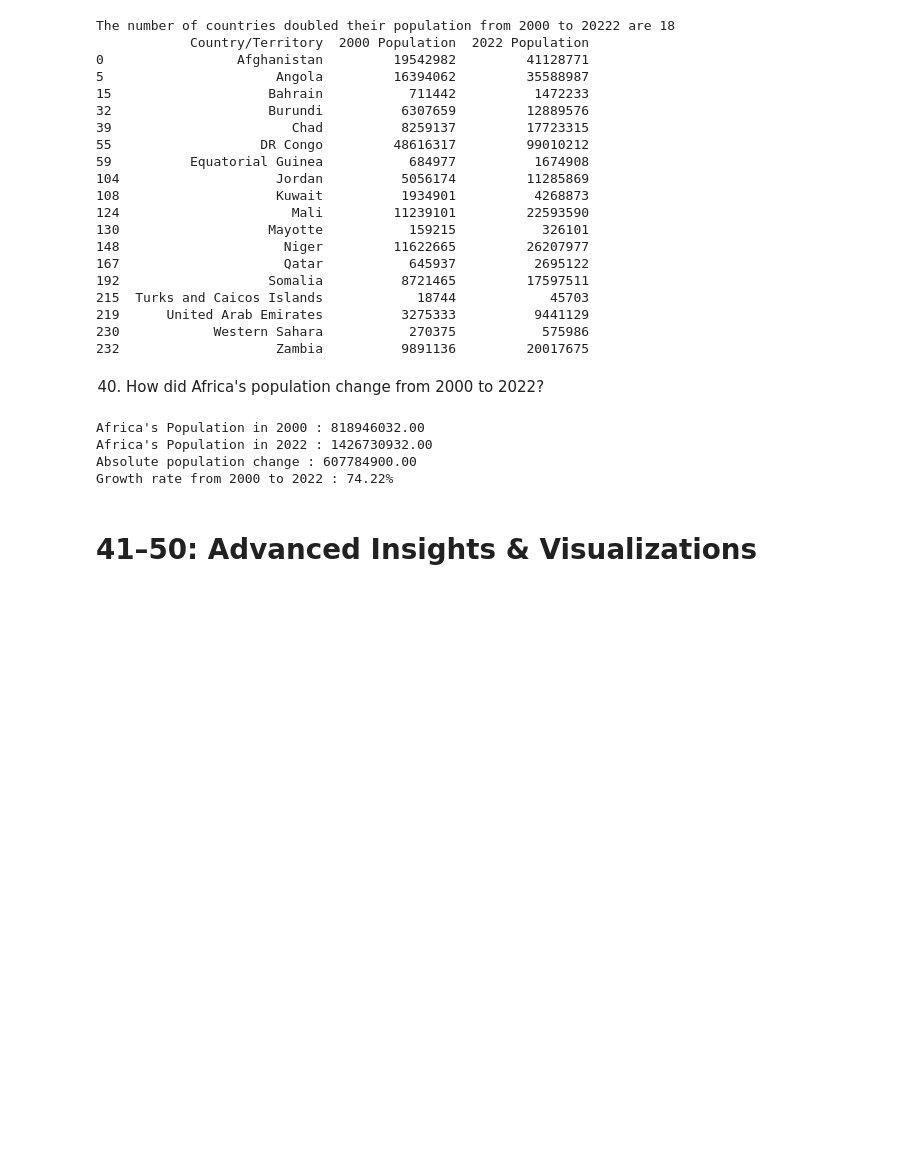
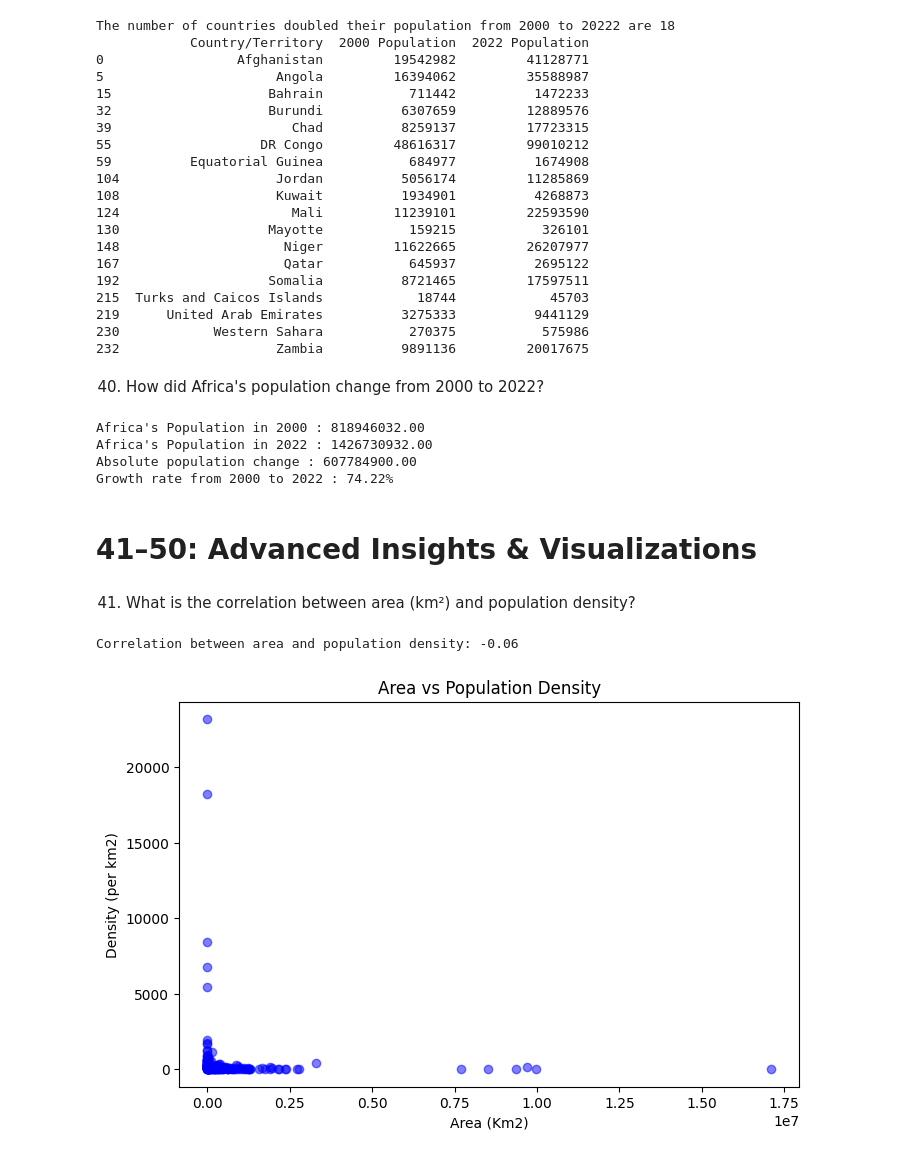
Before and after one commit to HABUDANHAYABK/world-population-dynamics, a Jupyter notebook: notebooks/02_question_analysis.ipynb, the cells around one changed output. Cells and saved outputs as stored; diff of their text form; code cells hidden in the pictures; blank space fills up the shorter version.

```diff
--- a/notebooks/02_question_analysis.ipynb
+++ b/notebooks/02_question_analysis.ipynb
@@ -738,3 +738,25 @@ Absolute population change : 607784900.00
 Growth rate from 2000 to 2022 : 74.22%
 # %% [markdown]
 # 41–50: Advanced Insights & Visualizations
+# %% [markdown]
+41. What is the correlation between area (km²) and population density?
+# %%
+correlation = world_pp["Area (km²)"].corr(world_pp["Density (per km²)"])
+
+print(f"Correlation between area and population density: {correlation:.2f}")
+# %% [output]
+Correlation between area and population density: -0.06
+# %%
+import matplotlib.pyplot as plt
+
+plt.figure(figsize=(8, 5))
+plt.scatter(world_pp["Area (km²)"], world_pp["Density (per km²)"], color = 'blue', alpha = 0.5)
+plt.title("Area vs Population Density")
+plt.xlabel("Area (Km2)")
+plt.ylabel("Density (per km2)")
+
+# Display the plot
+
+plt.show()
+# %% [output]
+[figure, added]
```
Also changed, not shown: parts of 4 cells of this notebook.
